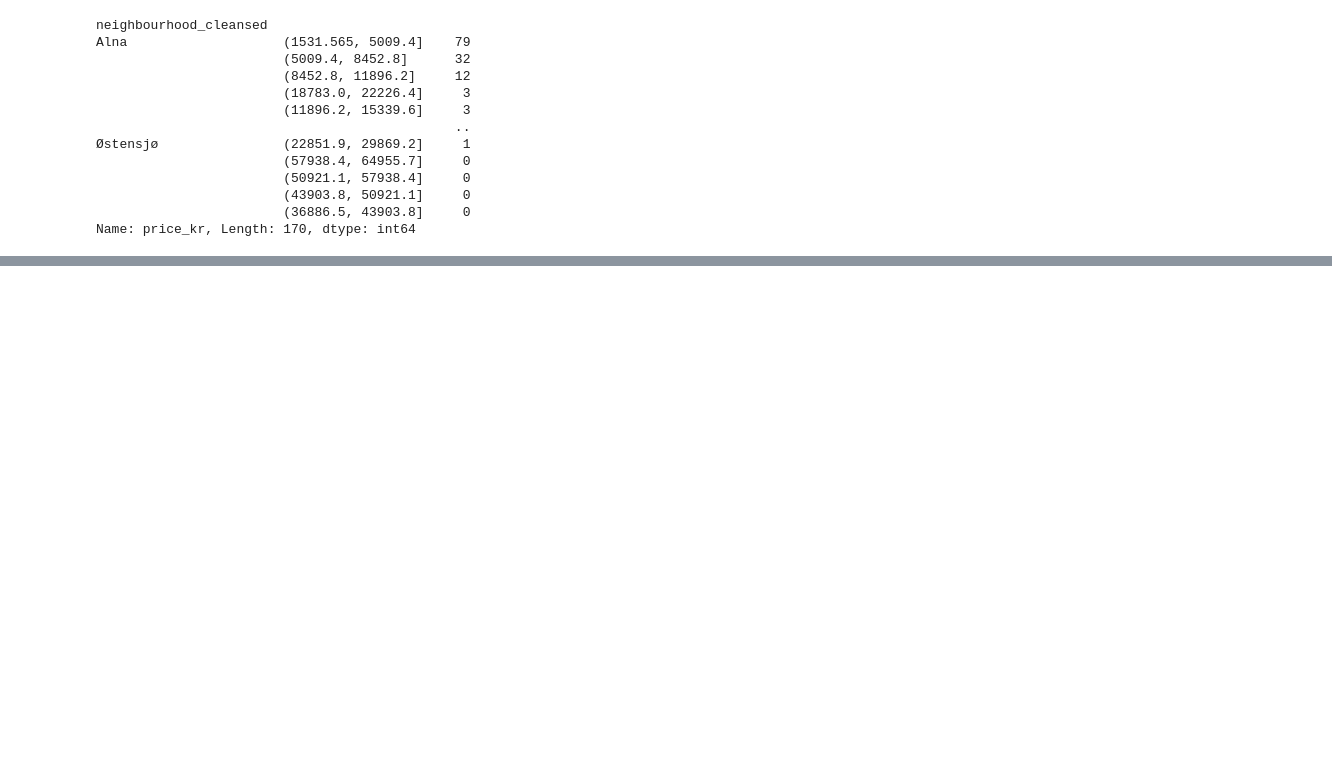
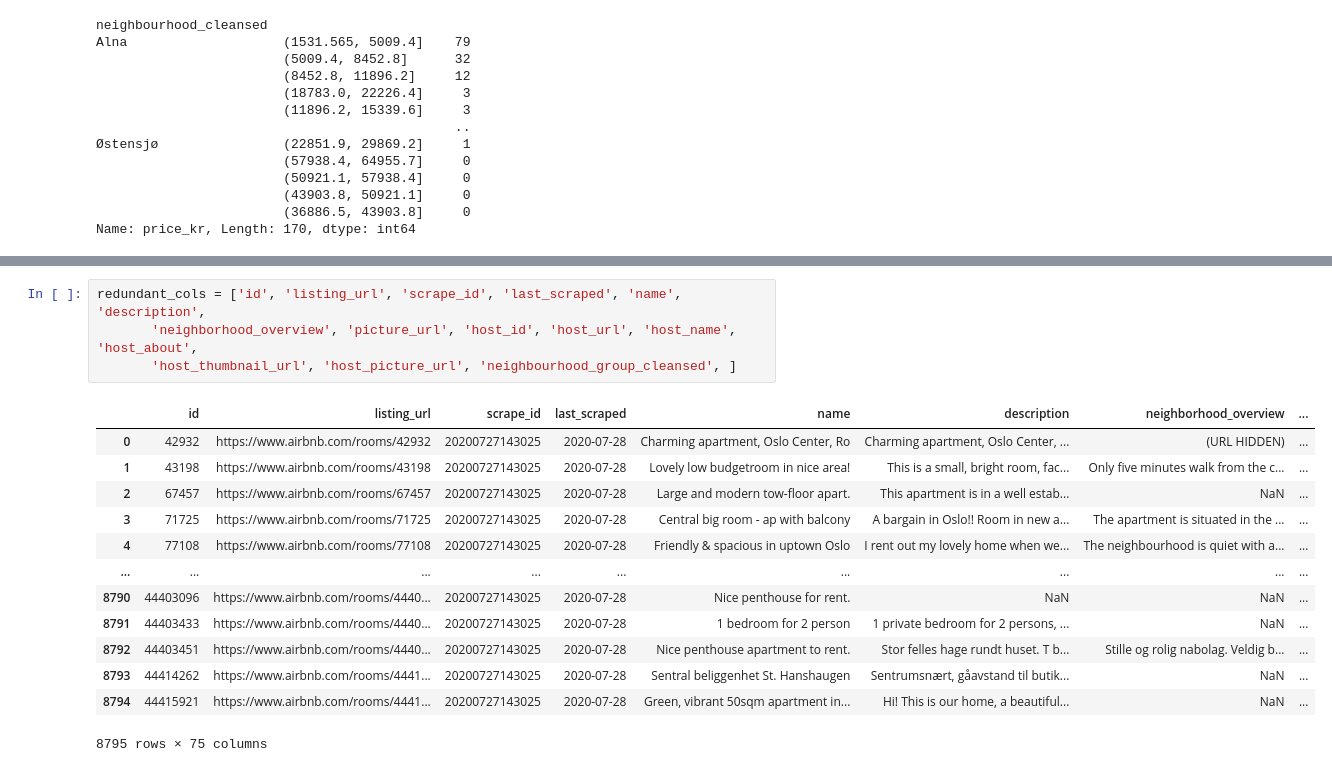
Before and after one commit to bendiknordeng/Applied-data-science, a Jupyter notebook: airbnb.ipynb, the cells around one changed output, grey strips where cells are left out. Drawn from its saved outputs; the diff is of its cells as text; blank space fills up the shorter version.

```diff
--- a/airbnb.ipynb
+++ b/airbnb.ipynb
@@ -61,0 +82,18 @@ Name: price_kr, Length: 170, dtype: int64
+# %%
+redundant_cols = ['id', 'listing_url', 'scrape_id', 'last_scraped', 'name', 'description',
+       'neighborhood_overview', 'picture_url', 'host_id', 'host_url', 'host_name', 'host_about',
+       'host_thumbnail_url', 'host_picture_url', 'neighbourhood_group_cleansed', ]
+# %% [output]
+|  | id | listing_url | scrape_id | last_scraped | name | description | neighborhood_overview | ... |
+| 0 | 42932 | https://www.airbnb.com/rooms/42932 | 20200727143025 | 2020-07-28 | Charming apartment, Oslo Center, Ro | Charming apartment, Oslo Center, ... | (URL HIDDEN) | ... |
+| 1 | 43198 | https://www.airbnb.com/rooms/43198 | 20200727143025 | 2020-07-28 | Lovely low budgetroom in nice area! | This is a small, bright room, fac... | Only five minutes walk from the c... | ... |
+| 2 | 67457 | https://www.airbnb.com/rooms/67457 | 20200727143025 | 2020-07-28 | Large and modern tow-floor apart. | This apartment is in a well estab... | NaN | ... |
+| 3 | 71725 | https://www.airbnb.com/rooms/71725 | 20200727143025 | 2020-07-28 | Central big room - ap with balcony | A bargain in Oslo!! Room in new a... | The apartment is situated in the ... | ... |
+| 4 | 77108 | https://www.airbnb.com/rooms/77108 | 20200727143025 | 2020-07-28 | Friendly & spacious in uptown Oslo | I rent out my lovely home when we... | The neighbourhood is quiet with a... | ... |
+| ... | ... | ... | ... | ... | ... | ... | ... | ... |
+| 8790 | 44403096 | https://www.airbnb.com/rooms/4440... | 20200727143025 | 2020-07-28 | Nice penthouse for rent. | NaN | NaN | ... |
+| 8791 | 44403433 | https://www.airbnb.com/rooms/4440... | 20200727143025 | 2020-07-28 | 1 bedroom for 2 person | 1 private bedroom for 2 persons, ... | NaN | ... |
+| 8792 | 44403451 | https://www.airbnb.com/rooms/4440... | 20200727143025 | 2020-07-28 | Nice penthouse apartment to rent. | Stor felles hage rundt huset. T b... | Stille og rolig nabolag. Veldig b... | ... |
+| 8793 | 44414262 | https://www.airbnb.com/rooms/4441... | 20200727143025 | 2020-07-28 | Sentral beliggenhet St. Hanshaugen | Sentrumsnært, gåavstand til butik... | NaN | ... |
+| 8794 | 44415921 | https://www.airbnb.com/rooms/4441... | 20200727143025 | 2020-07-28 | Green, vibrant 50sqm apartment in... | Hi! This is our home, a beautiful... | NaN | ... |
+8795 rows × 75 columns
```
Also changed, not shown: parts of 2 cells of this notebook, 1 other file.
